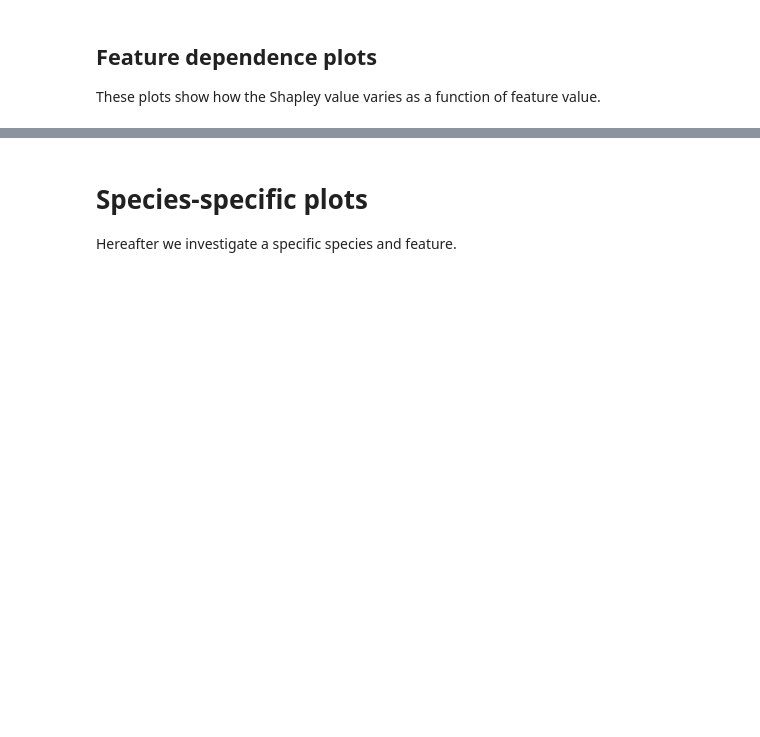
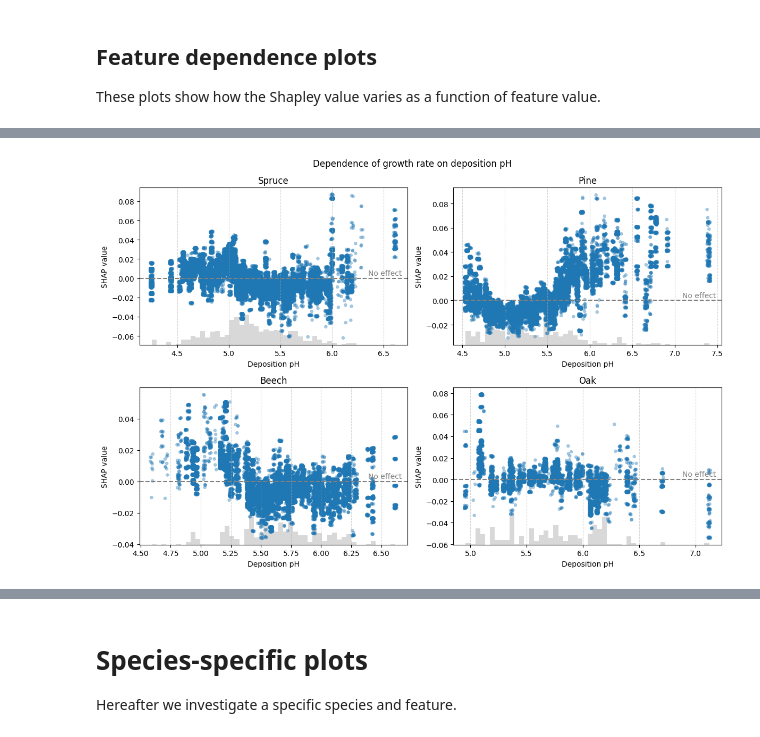
Before and after one commit to simlab-vs/icp-forest-xai, a Jupyter notebook: 02-modeling.ipynb, the cells around one changed output, grey strips where cells are left out. Drawn from its saved outputs; the diff is of its cells as text; code cells hidden in the pictures; blank space fills up the shorter version.

```diff
--- a/02-modeling.ipynb
+++ b/02-modeling.ipynb
@@ -367,34 +451,33 @@ ax.set_ylabel("SHAP value")
 # %%
-feature = "defoliation_mean"  # Change this to the feature you want to plot
+feature = "dep_ph"  # Change this to the feature you want to plot
 # interacting = "dep_fe"
 fit_curve = False
 fold = 0
 
 # One plot per species (4 in total)
 fig, axes = plt.subplots(2, 2, figsize=(12, 8))
 
 for species, ax in zip(all_species, axes.flatten()):
     plot_dependence(
         all_results[species],
         feature=feature,
-        fold=fold,
         fit_curve=fit_curve,
         ax=ax,
         alpha=0.4,
         # color=all_results[species].shap_values[fold][:, "dep_ph"].values
     )
     ax.set_title(species.capitalize())
-    ax.set_xlabel("Mean defoliation [%]")
+    ax.set_xlabel("Deposition pH")
     ax.set_ylabel("SHAP value")
-    ax.set_xlim(0, 100)
-    ax.set_ylim(-0.20, 0.15)
+
 
 if fit_curve:
     fig.suptitle(f"Dependence plots for {feature} with power law fit (fold {fold})")
 else:
-    fig.suptitle(f"Dependence of growth rate on mean defoliation (fold {fold})")
-
+    fig.suptitle("Dependence of growth rate on deposition pH")
 plt.tight_layout()
+# %% [output]
+[figure, added]
 # %%
 from matplotlib.colors import TwoSlopeNorm
 import matplotlib.cm as cm
```
Also changed, not shown: parts of 15 cells of this notebook, 10 other files.
